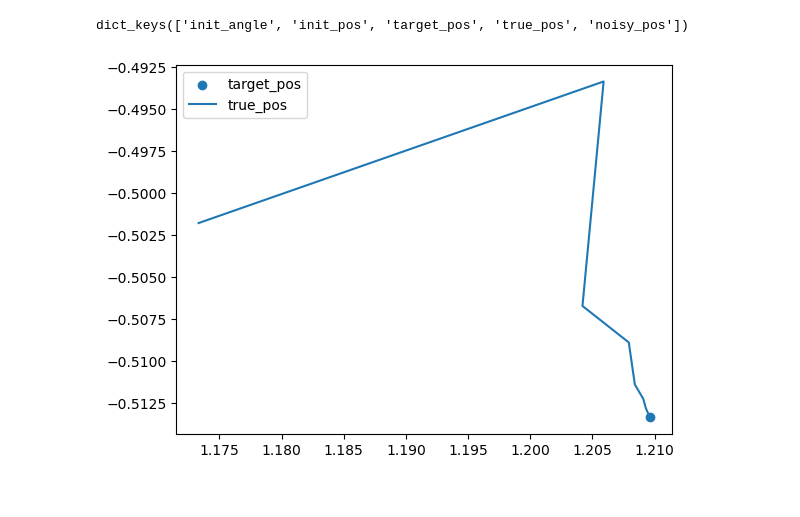
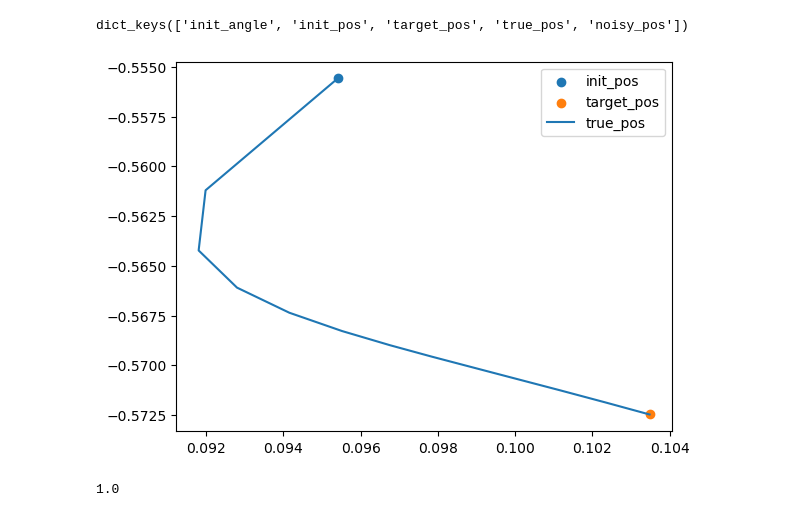
Before and after one commit to yunhao-tech/Sequantial-Monte-Carlo-project, a Jupyter notebook: two_link_arm_smcd.ipynb, the cells around one changed output. Drawn from its saved outputs; the diff is of its cells as text; code cells hidden in the pictures.

```diff
--- a/two_link_arm_smcd.ipynb
+++ b/two_link_arm_smcd.ipynb
@@ -136,17 +136,17 @@ test_data[0].keys()
 dict_keys(['init_angle', 'init_pos', 'target_pos', 'true_pos', 'noisy_pos'])
 # %%
 def plot_trace(t, start=0, end=-1):
-	# init_pos = t['init_pos'].numpy()
+	init_pos = t['init_pos'].numpy()
 	target_pos = t['target_pos'].numpy()
 	true_pos = t['true_pos'].numpy()
 	plt.figure()
-	# plt.scatter(*init_pos, label='init_pos')
+	plt.scatter(*init_pos, label='init_pos')
 	plt.scatter(*target_pos, label='target_pos')
 	plt.plot(true_pos[start:end,0], true_pos[start:end,1], label='true_pos')
 	plt.legend()
 # %%
-plot_trace(test_data[0], 0, 50)
+plot_trace(test_data[99], 0, 200)
 # %% [output]
-[figure, old version]
+[figure, new version]
 # %%
 def test_smcd(mask_per_task, n_tasks = -1):
@@ -178,2 +187,7 @@ def test_smcd(mask_per_task, n_tasks = -1):
 	return trace_pred, trace_true
+# %%
+q = np.pi + 1
+np.mod(q, 2 * np.pi) - np.pi
+# %% [output]
+1.0
 # %%
```
Also changed, not shown: parts of 6 cells of this notebook, 5 other files.
